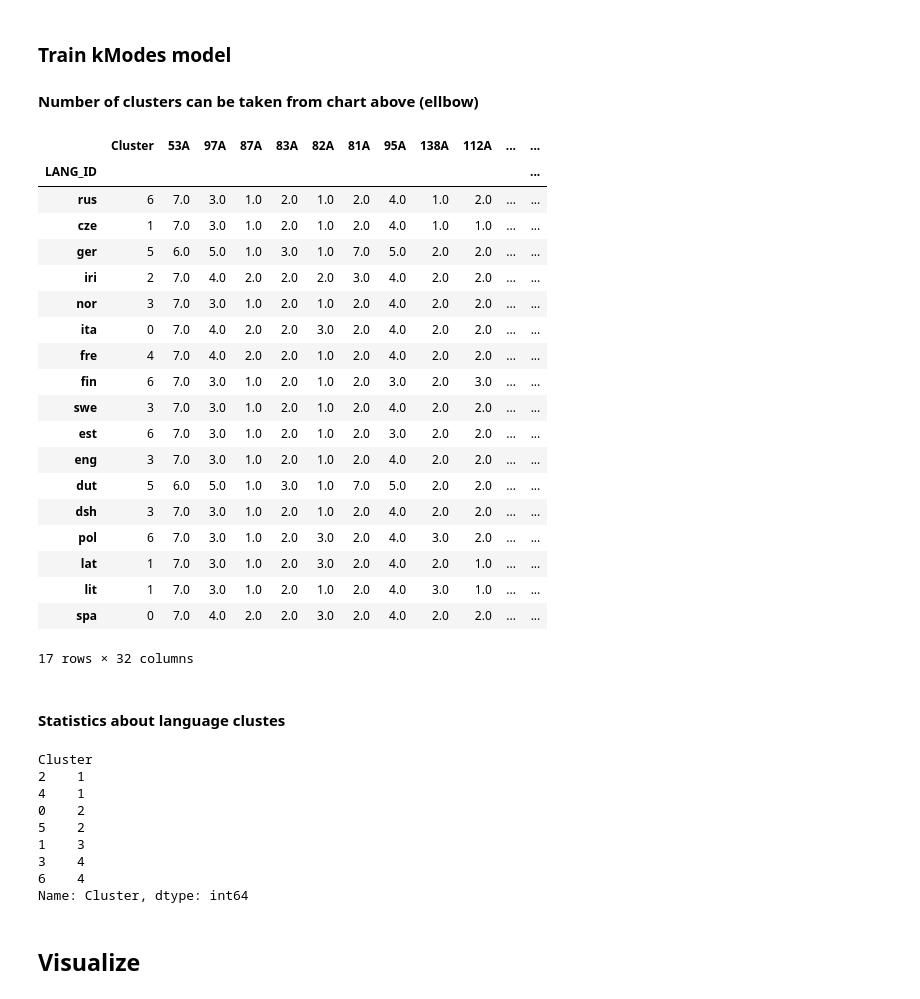
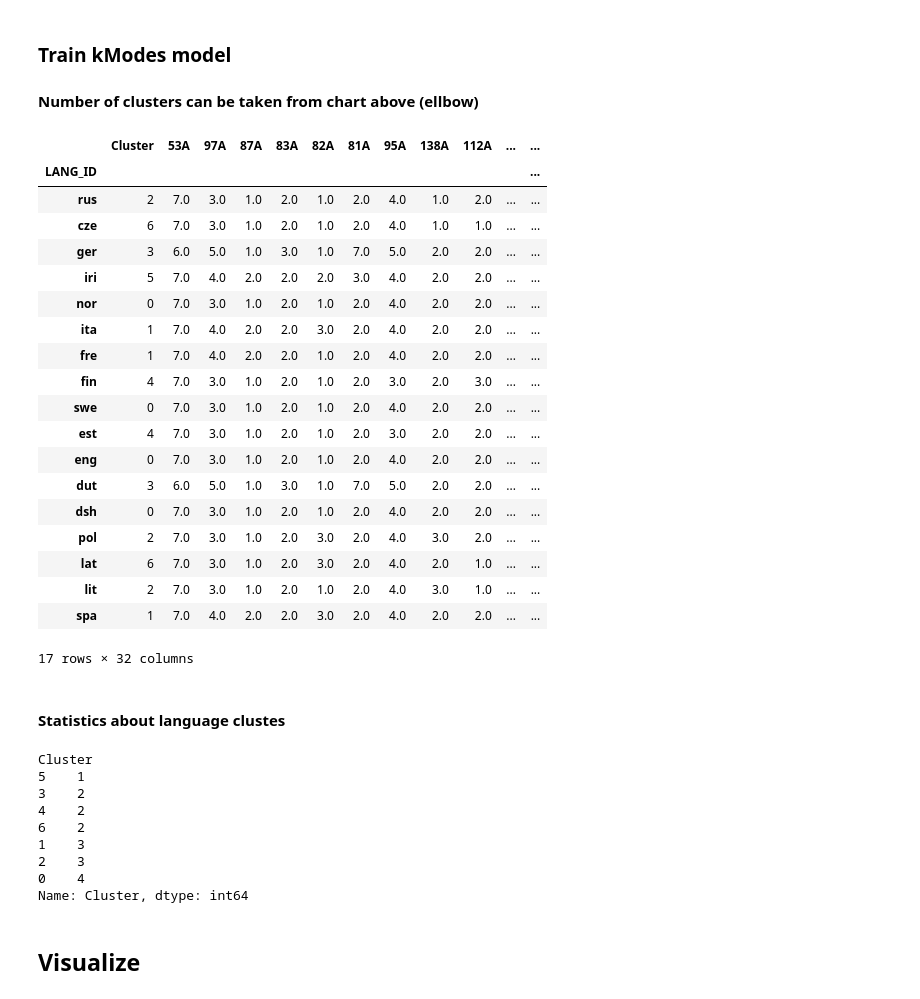
Before and after one commit to StefMiya/TL_Team5, a Jupyter notebook: learn.ipynb, the cells around one changed output. Cells and saved outputs as stored; diff of their text form; code cells hidden in the pictures.

```diff
--- a/learn.ipynb
+++ b/learn.ipynb
@@ -8,3 +10,10 @@ import numpy as np
+# %%
+model_config = {    'k'     : 7,
+                    'init'  : 'random', #'Huang', 'Cao', 'random'
+                    'n_init' : 25,
+                    'verbose' : 0,
+                    'random_state' : 7
+                }
 # %% [markdown]
 ## Fetch data & prepare trainingset
 ### Remove meaningless columns (same feature value for all languages)
@@ -21,8 +33,8 @@ rows = df_data.shape[0]
 cost = []
 K = range(1,rows + 1)
 for num_clusters in list(K):
-    kmode = KModes(n_clusters=num_clusters, init = "random", n_init = 10, verbose=0, random_state=7)
-    # kmode = KModes(n_clusters=num_clusters, init = "Huang", n_init = 10, verbose=0)
+    kmode = KModes(n_clusters=num_clusters, init = model_config['init'], n_init = model_config['n_init'],
+                    verbose= model_config['verbose'], random_state=model_config['random_state'])
     kmode.fit_predict(df_data)
     cost.append(kmode.cost_)
 
@@ -37,37 +49,38 @@ plt.show()
 ### Train kModes model
 #### Number of clusters can be taken from chart above (ellbow)
 # %%
-model_config = {'k' : 7}
+model_config['k'] = 7
 # %%
 # Building the model with 3 clusters
-kmode = KModes(n_clusters = model_config['k'], init = "random", n_init = 5, verbose=0, random_state=7)
+kmode = KModes(n_clusters = model_config['k'], init = model_config['init'], n_init = model_config['n_init'],
+               verbose=model_config['verbose'], random_state=model_config['random_state'])
 clusters = kmode.fit_predict(df_data)
 # clusters
 
 df_result = df_data
 df_result.insert(0, "Cluster", clusters, True)
 df_result
 # df_result.to_csv('data/result.csv')
 # %% [output]
 |  | Cluster | 53A | 97A | 87A | 83A | 82A | 81A | 95A | 138A | 112A | ... | ... |
 | LANG_ID |  |  |  |  |  |  |  |  |  |  |  | ... |
-| rus | 6 | 7.0 | 3.0 | 1.0 | 2.0 | 1.0 | 2.0 | 4.0 | 1.0 | 2.0 | ... | ... |
-| cze | 1 | 7.0 | 3.0 | 1.0 | 2.0 | 1.0 | 2.0 | 4.0 | 1.0 | 1.0 | ... | ... |
-| ger | 5 | 6.0 | 5.0 | 1.0 | 3.0 | 1.0 | 7.0 | 5.0 | 2.0 | 2.0 | ... | ... |
-| iri | 2 | 7.0 | 4.0 | 2.0 | 2.0 | 2.0 | 3.0 | 4.0 | 2.0 | 2.0 | ... | ... |
-| nor | 3 | 7.0 | 3.0 | 1.0 | 2.0 | 1.0 | 2.0 | 4.0 | 2.0 | 2.0 | ... | ... |
-| ita | 0 | 7.0 | 4.0 | 2.0 | 2.0 | 3.0 | 2.0 | 4.0 | 2.0 | 2.0 | ... | ... |
-| fre | 4 | 7.0 | 4.0 | 2.0 | 2.0 | 1.0 | 2.0 | 4.0 | 2.0 | 2.0 | ... | ... |
-| fin | 6 | 7.0 | 3.0 | 1.0 | 2.0 | 1.0 | 2.0 | 3.0 | 2.0 | 3.0 | ... | ... |
-| swe | 3 | 7.0 | 3.0 | 1.0 | 2.0 | 1.0 | 2.0 | 4.0 | 2.0 | 2.0 | ... | ... |
-| est | 6 | 7.0 | 3.0 | 1.0 | 2.0 | 1.0 | 2.0 | 3.0 | 2.0 | 2.0 | ... | ... |
-| eng | 3 | 7.0 | 3.0 | 1.0 | 2.0 | 1.0 | 2.0 | 4.0 | 2.0 | 2.0 | ... | ... |
-| dut | 5 | 6.0 | 5.0 | 1.0 | 3.0 | 1.0 | 7.0 | 5.0 | 2.0 | 2.0 | ... | ... |
-| dsh | 3 | 7.0 | 3.0 | 1.0 | 2.0 | 1.0 | 2.0 | 4.0 | 2.0 | 2.0 | ... | ... |
-| pol | 6 | 7.0 | 3.0 | 1.0 | 2.0 | 3.0 | 2.0 | 4.0 | 3.0 | 2.0 | ... | ... |
-| lat | 1 | 7.0 | 3.0 | 1.0 | 2.0 | 3.0 | 2.0 | 4.0 | 2.0 | 1.0 | ... | ... |
-| lit | 1 | 7.0 | 3.0 | 1.0 | 2.0 | 1.0 | 2.0 | 4.0 | 3.0 | 1.0 | ... | ... |
-| spa | 0 | 7.0 | 4.0 | 2.0 | 2.0 | 3.0 | 2.0 | 4.0 | 2.0 | 2.0 | ... | ... |
+| rus | 2 | 7.0 | 3.0 | 1.0 | 2.0 | 1.0 | 2.0 | 4.0 | 1.0 | 2.0 | ... | ... |
+| cze | 6 | 7.0 | 3.0 | 1.0 | 2.0 | 1.0 | 2.0 | 4.0 | 1.0 | 1.0 | ... | ... |
+| ger | 3 | 6.0 | 5.0 | 1.0 | 3.0 | 1.0 | 7.0 | 5.0 | 2.0 | 2.0 | ... | ... |
+| iri | 5 | 7.0 | 4.0 | 2.0 | 2.0 | 2.0 | 3.0 | 4.0 | 2.0 | 2.0 | ... | ... |
+| nor | 0 | 7.0 | 3.0 | 1.0 | 2.0 | 1.0 | 2.0 | 4.0 | 2.0 | 2.0 | ... | ... |
+| ita | 1 | 7.0 | 4.0 | 2.0 | 2.0 | 3.0 | 2.0 | 4.0 | 2.0 | 2.0 | ... | ... |
+| fre | 1 | 7.0 | 4.0 | 2.0 | 2.0 | 1.0 | 2.0 | 4.0 | 2.0 | 2.0 | ... | ... |
+| fin | 4 | 7.0 | 3.0 | 1.0 | 2.0 | 1.0 | 2.0 | 3.0 | 2.0 | 3.0 | ... | ... |
+| swe | 0 | 7.0 | 3.0 | 1.0 | 2.0 | 1.0 | 2.0 | 4.0 | 2.0 | 2.0 | ... | ... |
+| est | 4 | 7.0 | 3.0 | 1.0 | 2.0 | 1.0 | 2.0 | 3.0 | 2.0 | 2.0 | ... | ... |
+| eng | 0 | 7.0 | 3.0 | 1.0 | 2.0 | 1.0 | 2.0 | 4.0 | 2.0 | 2.0 | ... | ... |
+| dut | 3 | 6.0 | 5.0 | 1.0 | 3.0 | 1.0 | 7.0 | 5.0 | 2.0 | 2.0 | ... | ... |
+| dsh | 0 | 7.0 | 3.0 | 1.0 | 2.0 | 1.0 | 2.0 | 4.0 | 2.0 | 2.0 | ... | ... |
+| pol | 2 | 7.0 | 3.0 | 1.0 | 2.0 | 3.0 | 2.0 | 4.0 | 3.0 | 2.0 | ... | ... |
+| lat | 6 | 7.0 | 3.0 | 1.0 | 2.0 | 3.0 | 2.0 | 4.0 | 2.0 | 1.0 | ... | ... |
+| lit | 2 | 7.0 | 3.0 | 1.0 | 2.0 | 1.0 | 2.0 | 4.0 | 3.0 | 1.0 | ... | ... |
+| spa | 1 | 7.0 | 4.0 | 2.0 | 2.0 | 3.0 | 2.0 | 4.0 | 2.0 | 2.0 | ... | ... |
 17 rows × 32 columns
 # %% [markdown]
 #### Statistics about language clustes
@@ -75,13 +88,13 @@ df_result
 df_result.groupby(['Cluster'])['Cluster'].count().sort_values()
 # %% [output]
 Cluster
-2    1
-4    1
-0    2
-5    2
+5    1
+3    2
+4    2
+6    2
 1    3
-3    4
-6    4
+2    3
+0    4
 Name: Cluster, dtype: int64
 # %% [markdown]
 ## Visualize
```
Also changed, not shown: parts of 10 cells of this notebook, 1 other file.
